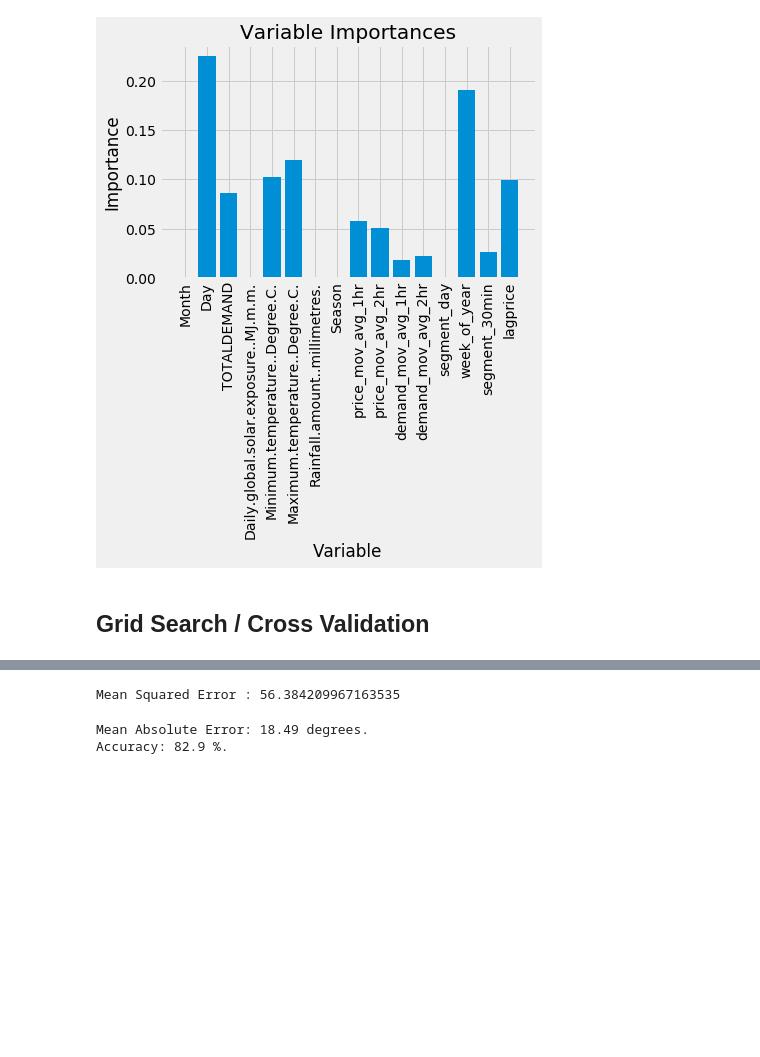
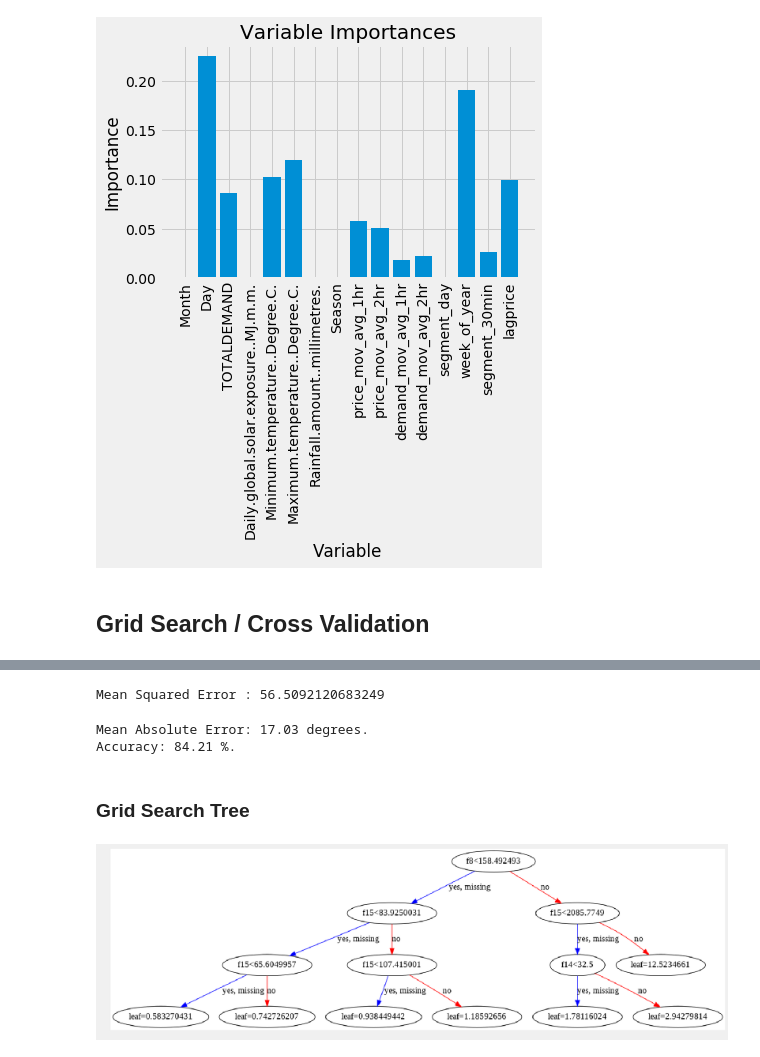
Before and after one commit to DonaldTurton/AT2_Advanced_Data_Algorithms, a Jupyter notebook: XGB_Model.ipynb, the cells around one changed output, grey strips where cells are left out. Drawn from its saved outputs; the diff is of its cells as text; code cells hidden in the pictures; blank space fills up the shorter version.

```diff
--- a/XGB_Model.ipynb
+++ b/XGB_Model.ipynb
@@ -692,3 +699,0 @@ xgb_CV = XGBRegressor(learning_rate=0.01, n_estimators=1000, objective='reg:squa
-# %%
-grid = GridSearchCV(xgb_CV, params)
-grid.fit(train_X, train_y)
@@ -714,0 +726,12 @@ GridSearchCV(cv='warn', error_score='raise-deprecating',
+# %%
+# Replicate with BEST Grid
+xgb_G = XGBRegressor(subsample = 1,
+                    n_estimators = 1000,
+                    min_child_weight = 5,
+                    max_depth = 3,
+                    learning_rate = 0.01,
+                    gamma =0.3,
+                    colsample_bytree =0.8,
+                    )
+
+xgb_G.fit(train_X, train_y,  eval_set=[(test_X, test_y)], verbose=False)
@@ -718,24 +750,31 @@ xgb_CV_prediction = grid.predict(test_X)
 # %%
-xgb_CV_mse = mean_squared_error(xgb_CV_prediction,test_y)
-print("Mean Squared Error : " + str( np.sqrt(xgb_CV_mse)))
+xgb_G_mse = mean_squared_error(xgb_Gprediction,test_y)
+print("Mean Squared Error : " + str( np.sqrt(xgb_G_mse)))
 # %% [output]
-Mean Squared Error : 56.384209967163535
+Mean Squared Error : 56.5092120683249
 # %%
 # Lets calculate the accuracy of the model
 
 # Calculate the absolute errors
-xgb_CV_errors = abs(xgb_CV_prediction - test_y)
+xgb_Gerrors = abs(xgb_Gprediction - test_y)
 
 # Print out the mean absolute error (mae)
-print('Mean Absolute Error:', round(np.mean(xgb_CV_errors), 2), 'degrees.')
+print('Mean Absolute Error:', round(np.mean(xgb_Gerrors), 2), 'degrees.')
 
 
 # Calculate mean absolute percentage error (MAPE)
-xgb_CV_mape = 100 * (xgb_CV_errors / test_y)
+xgb_Gmape = 100 * (xgb_Gerrors / test_y)
 
 # Calculate and display accuracy
-xgb_CV_accuracy = 100 - np.mean(xgb_CV_mape)
-print('Accuracy:', round(xgb_CV_accuracy, 2), '%.') #accuracy is 82.9%
+xgb_Gaccuracy = 100 - np.mean(xgb_Gmape)
+print('Accuracy:', round(xgb_Gaccuracy, 2), '%.') #accuracy is 82.9%
 # %% [output]
-Mean Absolute Error: 18.49 degrees.
-Accuracy: 82.9 %.
+Mean Absolute Error: 17.03 degrees.
+Accuracy: 84.21 %.
+# %% [markdown]
+### Grid Search Tree
+# %%
+plot_tree(xgb_G)
+plt.show(xgb_G)
+# %% [output]
+[figure, added]
```
Also changed, not shown: parts of 26 cells of this notebook.
